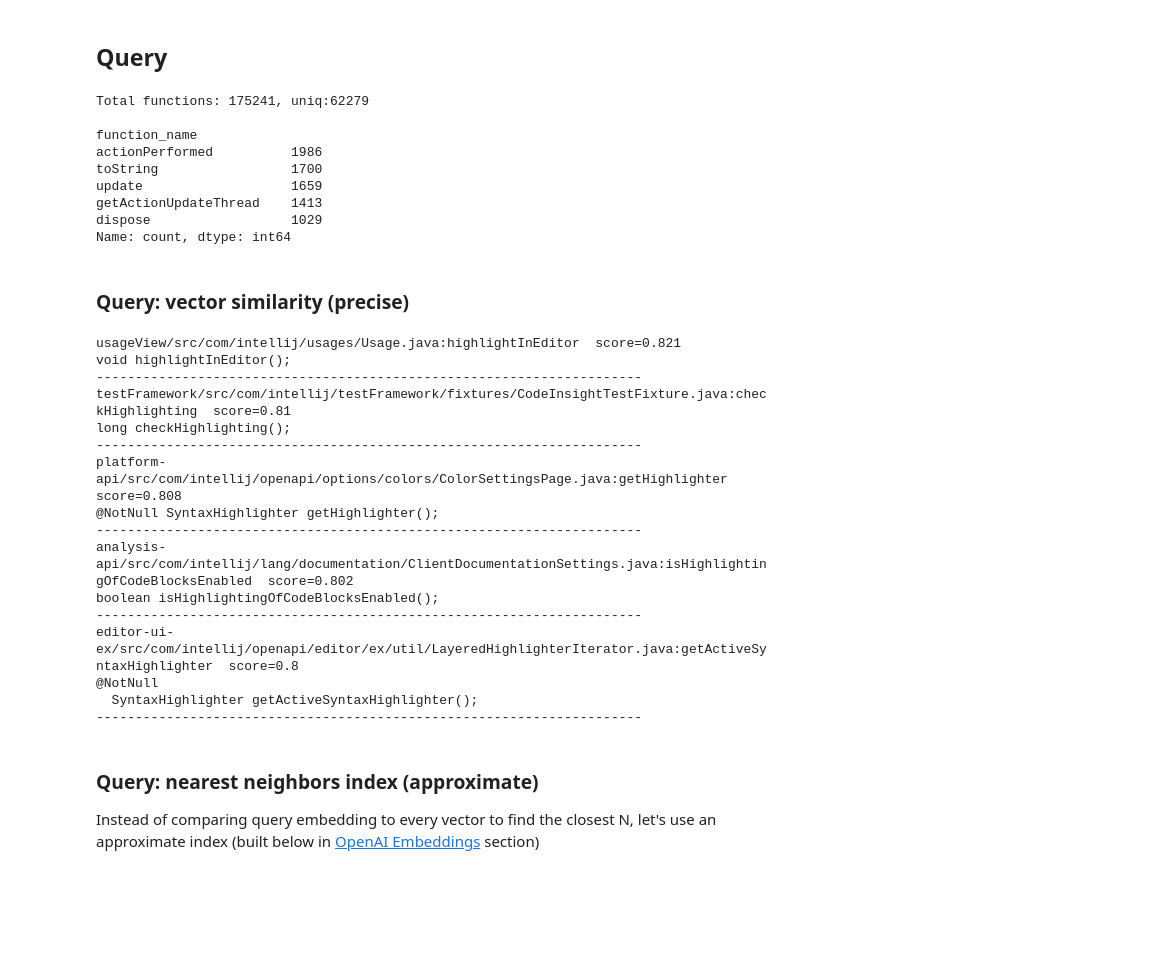
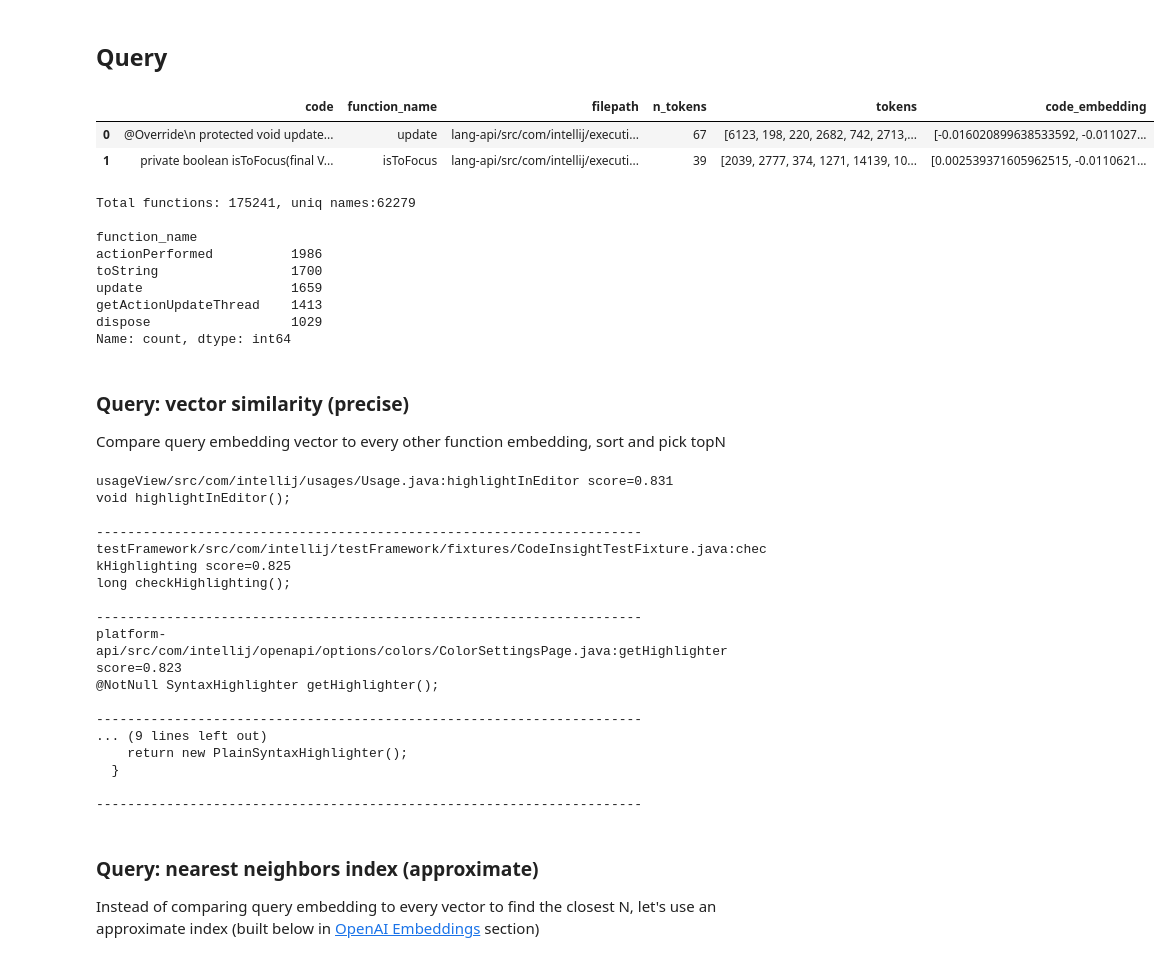
Before and after one commit to bzz/jet-search, a Jupyter notebook: gpt3_code_embeddings.ipynb, the cells around one changed output. Cells and saved outputs as stored; diff of their text form; code cells hidden in the pictures; blank space fills up the shorter version.

```diff
--- a/gpt3_code_embeddings.ipynb
+++ b/gpt3_code_embeddings.ipynb
@@ -32,12 +32,18 @@ else: # on Datalore
 import pandas as pd
 
 df_csv = pd.read_pickle(code_emb_file, compression='gzip')
+# %%
+df_csv.head(2)
+# %% [output]
+|  | code | function_name | filepath | n_tokens | tokens | code_embedding |
+| 0 | @Override\n protected void update... | update | lang-api/src/com/intellij/executi... | 67 | [6123, 198, 220, 2682, 742, 2713,... | [-0.016020899638533592, -0.011027... |
+| 1 | private boolean isToFocus(final V... | isToFocus | lang-api/src/com/intellij/executi... | 39 | [2039, 2777, 374, 1271, 14139, 10... | [0.002539371605962515, -0.0110621... |
 # %%
-print(f"Total functions: {df_csv.function_name.count()}, uniq:{df_csv.function_name.nunique()}")
+print(f"Total functions: {df_csv.function_name.count()}, uniq names:{df_csv.function_name.nunique()}")
 print()
 print(df_csv.function_name.value_counts().head())
 # %% [output]
-Total functions: 175241, uniq:62279
+Total functions: 175241, uniq names:62279
 
 function_name
 actionPerformed          1986
@@ -46,8 +52,10 @@ update                   1659
 getActionUpdateThread    1413
 dispose                  1029
 Name: count, dtype: int64
-# %% [markdown]
-### Query: vector similarity (precise)
+# %% [markdown]
+### Query: vector similarity (precise)
+
+Compare query embedding vector to every other function embedding, sort and pick topN
 # %%
 from openai.embeddings_utils import cosine_similarity
 from openai.embeddings_utils import get_embedding
@@ -70,22 +78,23 @@ import os
 import openai
 openai.api_key = os.getenv("OPENAI_API_KEY")
 
-res = search_functions(df_csv, 'Places where API for syntax highliting is used', n=5)
+res = search_functions(df_csv, 'API for syntax highliting', topN=5)
 # %% [output]
-usageView/src/com/intellij/usages/Usage.java:highlightInEditor  score=0.821
+usageView/src/com/intellij/usages/Usage.java:highlightInEditor score=0.831
 void highlightInEditor();
+
 ----------------------------------------------------------------------
-testFramework/src/com/intellij/testFramework/fixtures/CodeInsightTestFixture.java:checkHighlighting  score=0.81
+testFramework/src/com/intellij/testFramework/fixtures/CodeInsightTestFixture.java:checkHighlighting score=0.825
 long checkHighlighting();
+
 ----------------------------------------------------------------------
-platform-api/src/com/intellij/openapi/options/colors/ColorSettingsPage.java:getHighlighter  score=0.808
+platform-api/src/com/intellij/openapi/options/colors/ColorSettingsPage.java:getHighlighter score=0.823
 @NotNull SyntaxHighlighter getHighlighter();
+
 ----------------------------------------------------------------------
-analysis-api/src/com/intellij/lang/documentation/ClientDocumentationSettings.java:isHighlightingOfCodeBlocksEnabled  score=0.802
-boolean isHighlightingOfCodeBlocksEnabled();
+... (9 lines left out)
+    return new PlainSyntaxHighlighter();
+  }
+
 ----------------------------------------------------------------------
-editor-ui-ex/src/com/intellij/openapi/editor/ex/util/LayeredHighlighterIterator.java:getActiveSyntaxHighlighter  score=0.8
-@NotNull
-  SyntaxHighlighter getActiveSyntaxHighlighter();
-----------------------------------------------------------------------
 # %%
```
Also changed, not shown: parts of 23 cells of this notebook.
